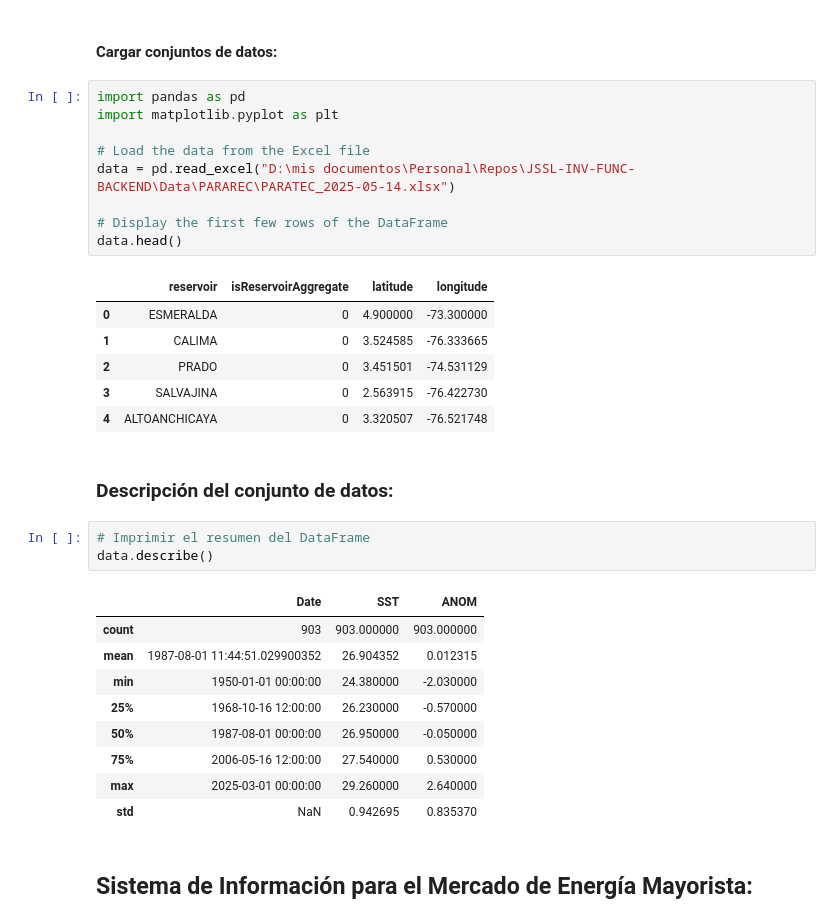
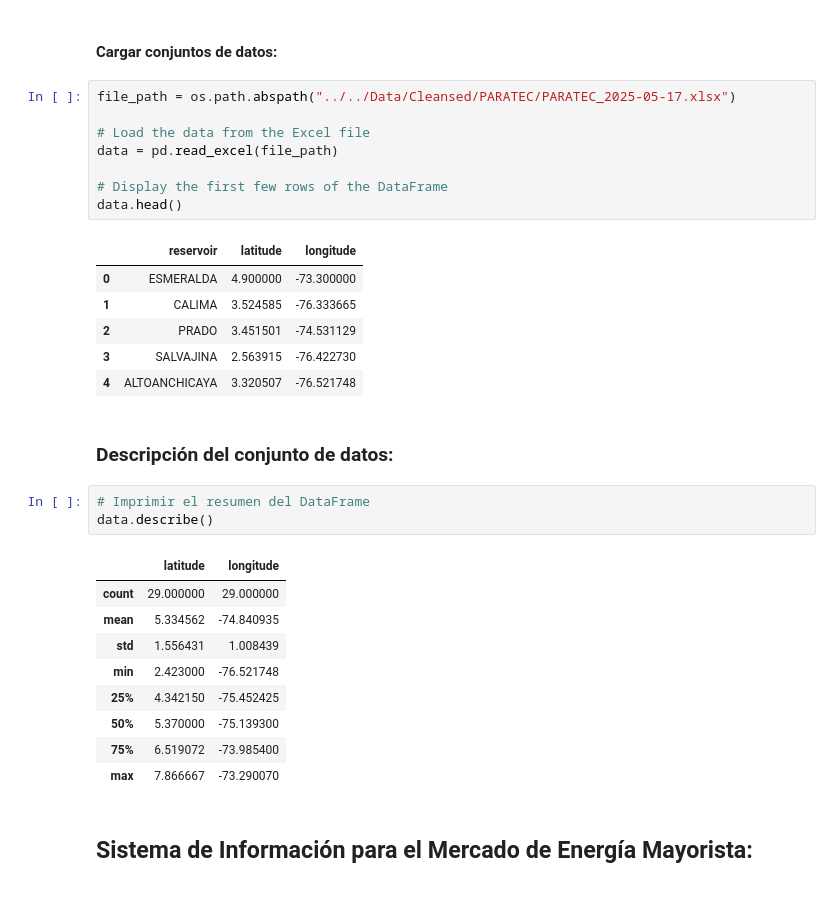
Before and after one commit to jsslTueniuane/JSSL-INV-FUNC-BACKEND, a Jupyter notebook: src/Analysis/ExploratoryAnalysis.ipynb, the cells around one changed output. Drawn from its saved outputs; the diff is of its cells as text.

```diff
--- a/src/Analysis/ExploratoryAnalysis.ipynb
+++ b/src/Analysis/ExploratoryAnalysis.ipynb
@@ -90,36 +145,35 @@ plt.show()
 # %% [markdown]
 #### **Cargar conjuntos de datos:**
 # %%
-import pandas as pd
-import matplotlib.pyplot as plt
+file_path = os.path.abspath("../../Data/Cleansed/PARATEC/PARATEC_2025-05-17.xlsx")
 
 # Load the data from the Excel file
-data = pd.read_excel("D:\mis documentos\Personal\Repos\JSSL-INV-FUNC-BACKEND\Data\PARAREC\PARATEC_2025-05-14.xlsx")
+data = pd.read_excel(file_path)
 
 # Display the first few rows of the DataFrame
 data.head()
 # %% [output]
-|  | reservoir | isReservoirAggregate | latitude | longitude |
-| 0 | ESMERALDA | 0 | 4.900000 | -73.300000 |
-| 1 | CALIMA | 0 | 3.524585 | -76.333665 |
-| 2 | PRADO | 0 | 3.451501 | -74.531129 |
-| 3 | SALVAJINA | 0 | 2.563915 | -76.422730 |
-| 4 | ALTOANCHICAYA | 0 | 3.320507 | -76.521748 |
+|  | reservoir | latitude | longitude |
+| 0 | ESMERALDA | 4.900000 | -73.300000 |
+| 1 | CALIMA | 3.524585 | -76.333665 |
+| 2 | PRADO | 3.451501 | -74.531129 |
+| 3 | SALVAJINA | 2.563915 | -76.422730 |
+| 4 | ALTOANCHICAYA | 3.320507 | -76.521748 |
 # %% [markdown]
 ### **Descripción del conjunto de datos:**
 # %%
 # Imprimir el resumen del DataFrame
 data.describe()
 # %% [output]
-|  | Date | SST | ANOM |
-| count | 903 | 903.000000 | 903.000000 |
-| mean | 1987-08-01 11:44:51.029900352 | 26.904352 | 0.012315 |
-| min | 1950-01-01 00:00:00 | 24.380000 | -2.030000 |
-| 25% | 1968-10-16 12:00:00 | 26.230000 | -0.570000 |
-| 50% | 1987-08-01 00:00:00 | 26.950000 | -0.050000 |
-| 75% | 2006-05-16 12:00:00 | 27.540000 | 0.530000 |
-| max | 2025-03-01 00:00:00 | 29.260000 | 2.640000 |
-| std | NaN | 0.942695 | 0.835370 |
+|  | latitude | longitude |
+| count | 29.000000 | 29.000000 |
+| mean | 5.334562 | -74.840935 |
+| std | 1.556431 | 1.008439 |
+| min | 2.423000 | -76.521748 |
+| 25% | 4.342150 | -75.452425 |
+| 50% | 5.370000 | -75.139300 |
+| 75% | 6.519072 | -73.985400 |
+| max | 7.866667 | -73.290070 |
 # %% [markdown]
 ## **Sistema de Información para el Mercado de Energía Mayorista:**
 # %% [markdown]
```
Also changed, not shown: parts of 25 cells of this notebook, 4 other files.
